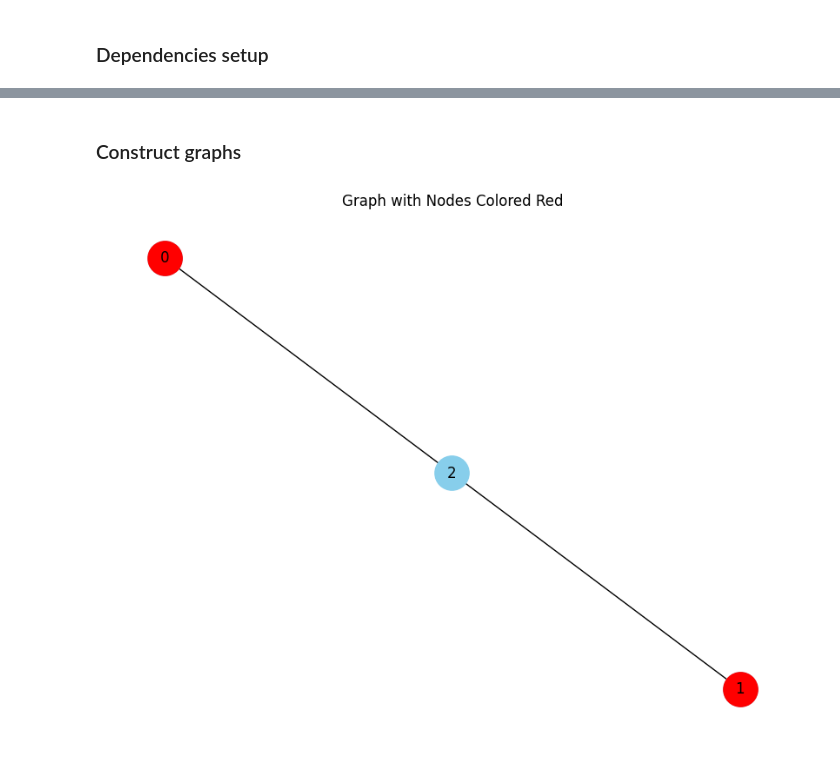
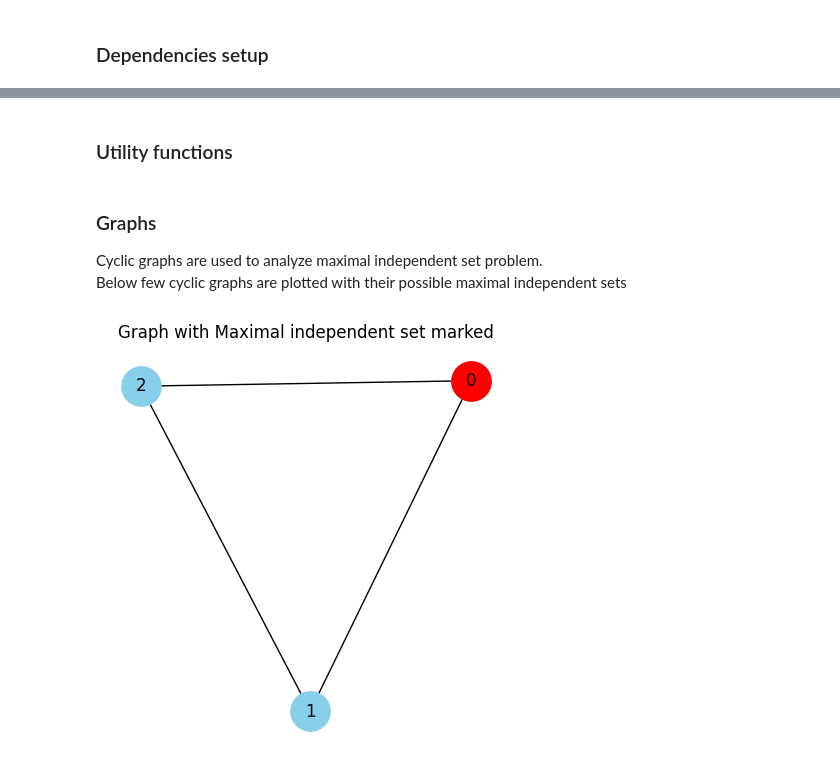
Before and after one commit to Tarun-Kumar07/QSOF-Cohort-9-Screening-tasks, a Jupyter notebook: cohort_9_screening_tasks.ipynb, the cells around one changed output, grey strips where cells are left out. Cells and saved outputs as stored; diff of their text form; code cells hidden in the pictures.

```diff
--- a/cohort_9_screening_tasks.ipynb
+++ b/cohort_9_screening_tasks.ipynb
@@ -18,29 +12,15 @@ no such option: -u
-# %% [markdown]
-### Construct graphs
+# %% [markdown]
+### Utility functions
 # %%
 import matplotlib.pyplot as plt
 
 def draw_graph(graph, nodes_to_color):
-    """
-    Draw a graph with nodes colored red based on the list of nodes provided.
+  plt.figure(figsize=(4, 4))
 
-    Args:
-    - graph: A NetworkX graph object.
-    - nodes_to_color: A list of nodes to color red.
+  pos = nx.spring_layout(graph)
+  nx.draw(graph, pos, with_labels=True, node_color='skyblue', node_size=800, font_size=12)
 
-    Returns:
-    - None
-    """
-    # Create an empty plot
-    plt.figure(figsize=(8, 6))
+  nx.draw_networkx_nodes(graph, pos, nodelist=nodes_to_color, node_color='red', node_size=800)
 
-    # Draw the graph
-    pos = nx.spring_layout(graph)
-    nx.draw(graph, pos, with_labels=True, node_color='skyblue', node_size=800, font_size=12)
-
-    # Draw nodes to color red
-    nx.draw_networkx_nodes(graph, pos, nodelist=nodes_to_color, node_color='red', node_size=800)
-
-    # Show the plot
-    plt.title("Graph with Nodes Colored Red")
-    plt.show()
+  plt.title("Graph with Maximal independent set marked")
+  plt.show()
@@ -47,16 +54,13 @@ def draw_graph(graph, nodes_to_color):
+# %% [markdown]
+### Graphs
+
+Cyclic graphs are used to analyze maximal independent set problem. <br>
+Below few cyclic graphs are plotted with their possible maximal independent sets
 # %%
 import networkx as nx
 
-# Create an empty graph
-G3 = nx.Graph()
-
-G3.add_nodes_from(range(3))
-
-# Add edges
-G3.add_edges_from([(0, 2), (1, 2)])
-
-# Visualize the graph
-draw_graph(G3,[0,1])
+G3 = nx.cycle_graph(3)
+draw_graph(G3,[0])
 # %% [output]
-[figure, old version]
+[figure, new version]
 # %%
```
Also changed, not shown: parts of 30 cells of this notebook.
